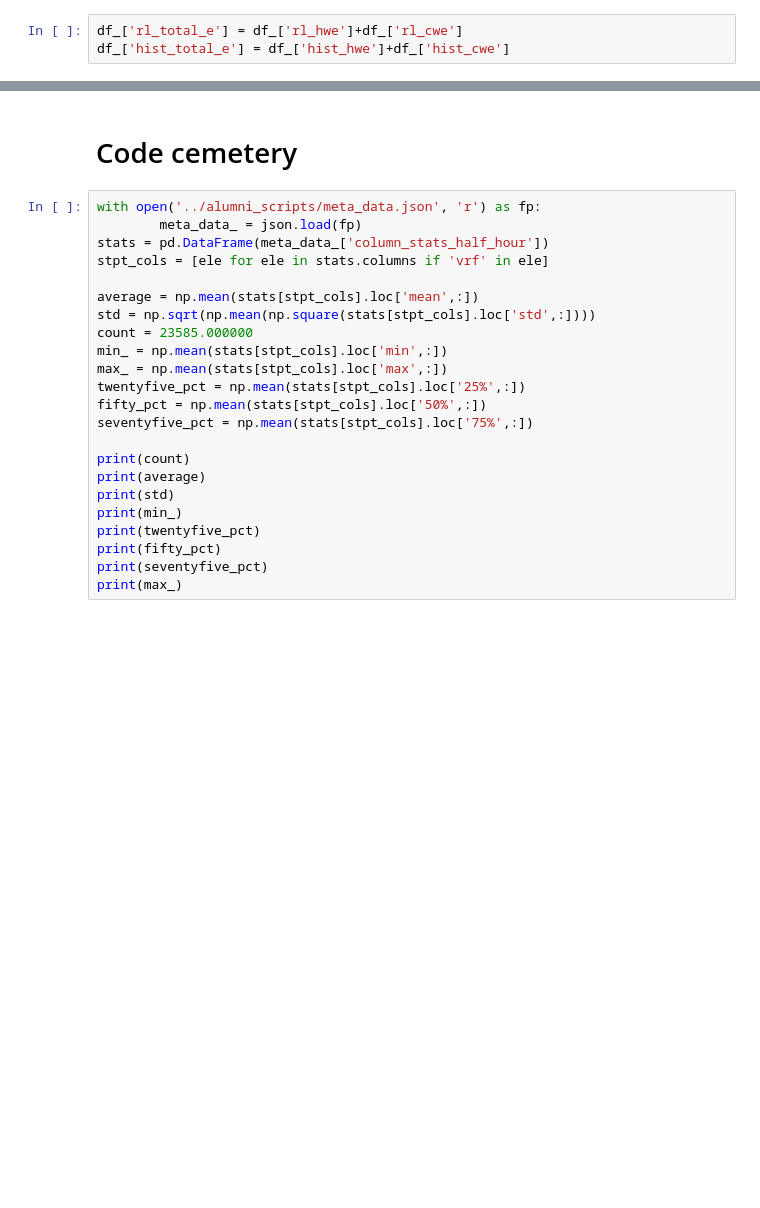
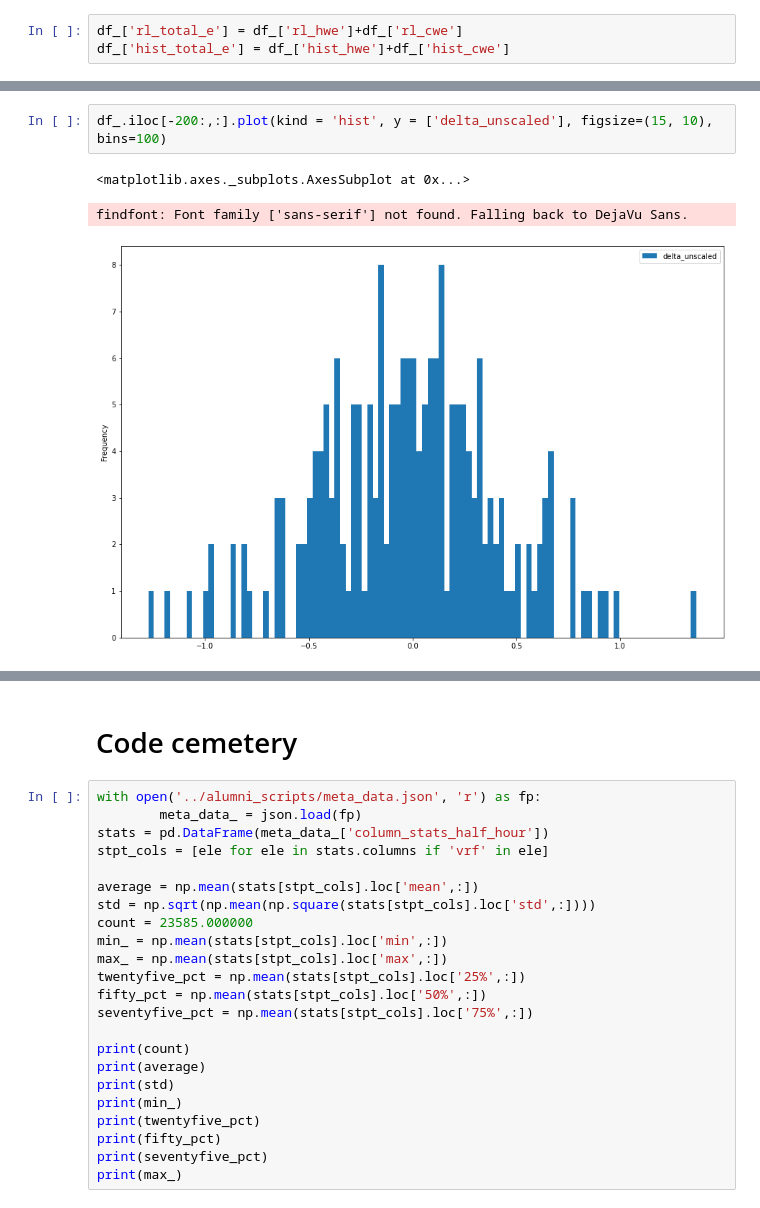
Before and after one commit to AvisekNaug/ah_deployment, a Jupyter notebook: notebooks/Analyzing Experiment Output.ipynb, the cells around one changed output, grey strips where cells are left out. Cells and saved outputs as stored; diff of their text form; blank space fills up the shorter version.

```diff
--- a/notebooks/Analyzing Experiment Output.ipynb
+++ b/notebooks/Analyzing Experiment Output.ipynb
@@ -43,0 +66,6 @@ df_['hist_total_e'] = df_['hist_hwe']+df_['hist_cwe']
+# %%
+df_.iloc[-200:,:].plot(kind = 'hist', y = ['delta_unscaled'], figsize=(15, 10), bins=100)
+# %% [output]
+<matplotlib.axes._subplots.AxesSubplot at 0x...>
+findfont: Font family ['sans-serif'] not found. Falling back to DejaVu Sans.
+[figure, added]
```
Also changed, not shown: parts of 17 cells of this notebook, 8 other files.
